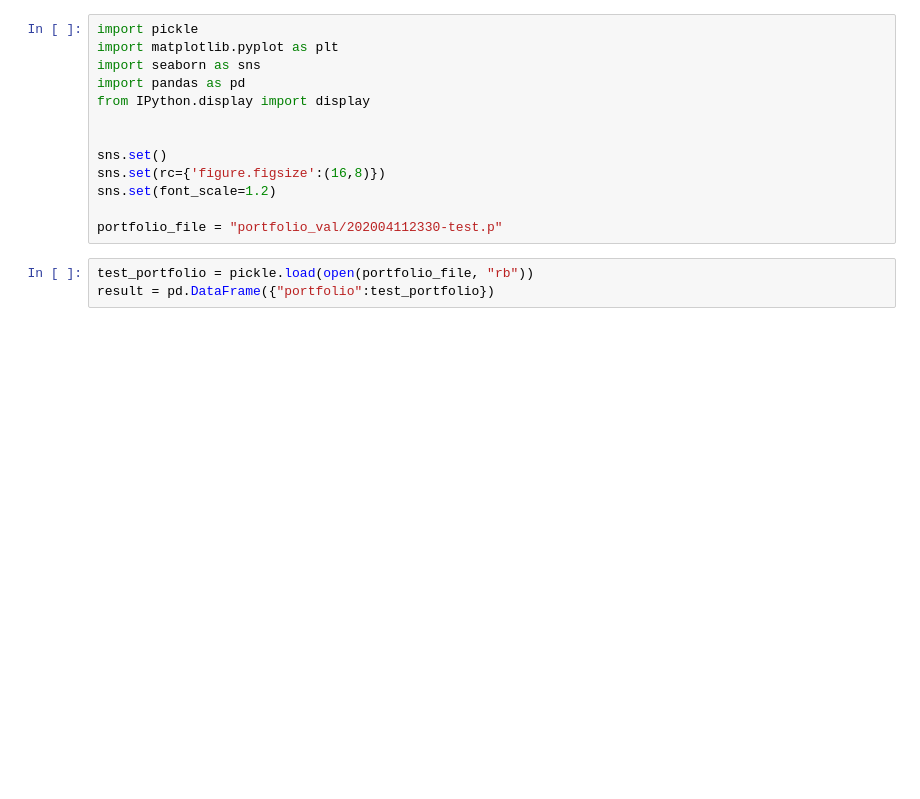
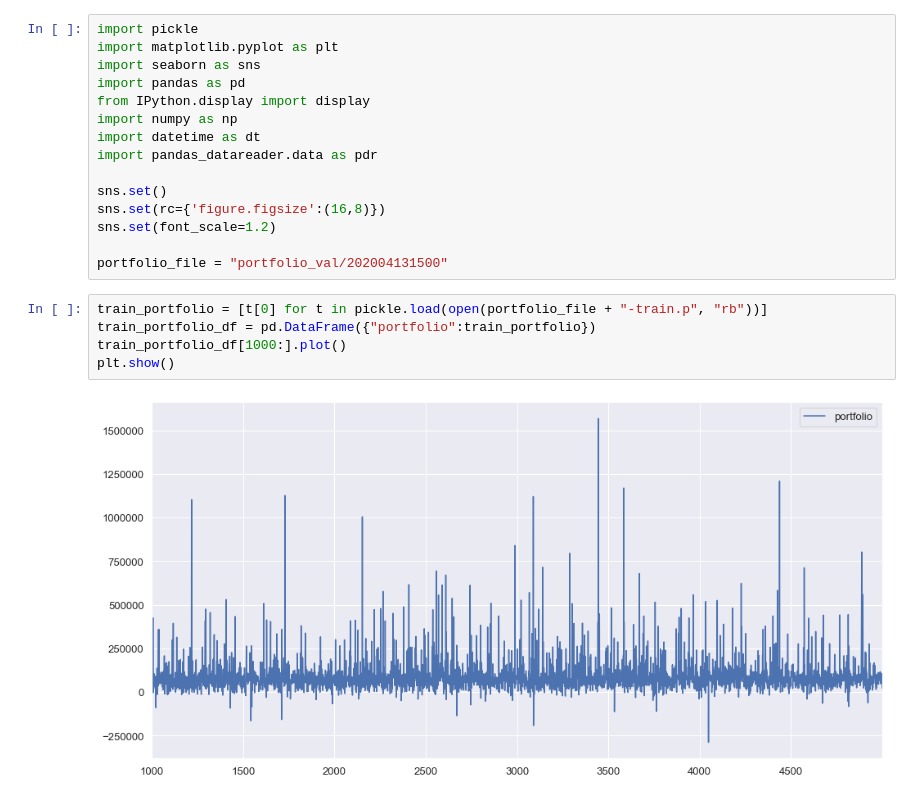
Before and after one commit to ajmal017/FinTech, a Jupyter notebook: TradingRL_Model_1/DashBoard.ipynb, the cells around one changed output. Cells and saved outputs as stored; diff of their text form; blank space fills up the shorter version.

```diff
--- a/TradingRL_Model_1/DashBoard.ipynb
+++ b/TradingRL_Model_1/DashBoard.ipynb
@@ -4,13 +4,19 @@ import matplotlib.pyplot as plt
 import seaborn as sns
 import pandas as pd
 from IPython.display import display
-
+import numpy as np
+import datetime as dt
+import pandas_datareader.data as pdr
 
 sns.set()
 sns.set(rc={'figure.figsize':(16,8)})
 sns.set(font_scale=1.2)
 
-portfolio_file = "portfolio_val/202004112330-test.p"
+portfolio_file = "portfolio_val/202004131500"
 # %%
-test_portfolio = pickle.load(open(portfolio_file, "rb"))
-result = pd.DataFrame({"portfolio":test_portfolio})
+train_portfolio = [t[0] for t in pickle.load(open(portfolio_file + "-train.p", "rb"))]
+train_portfolio_df = pd.DataFrame({"portfolio":train_portfolio})
+train_portfolio_df[1000:].plot()
+plt.show()
+# %% [output]
+[figure, added]
```
Also changed, not shown: parts of 4 cells of this notebook, 18 other files.
